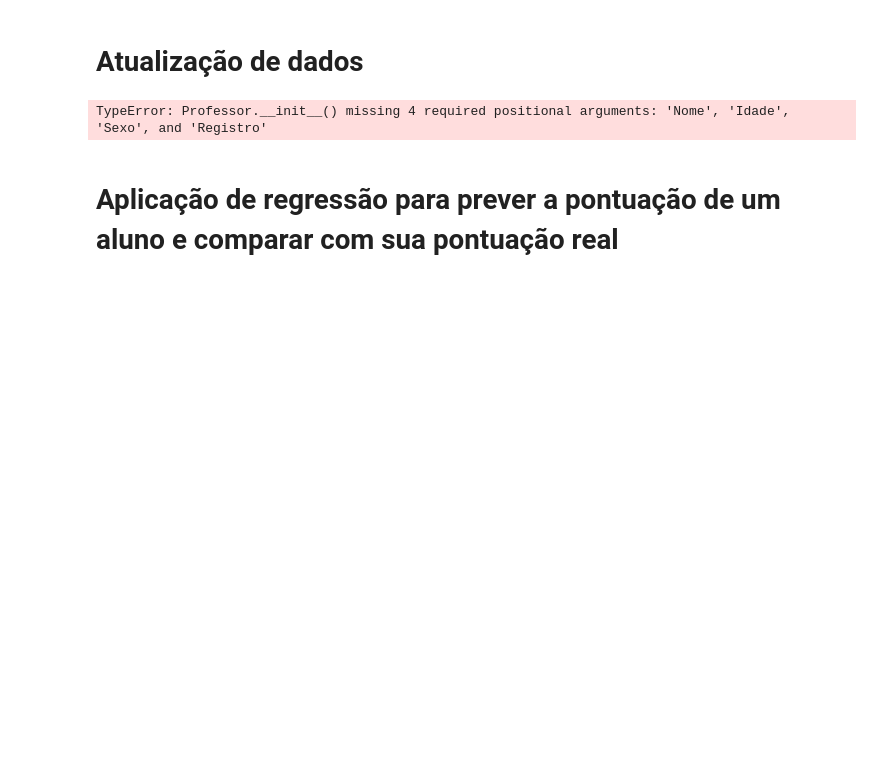
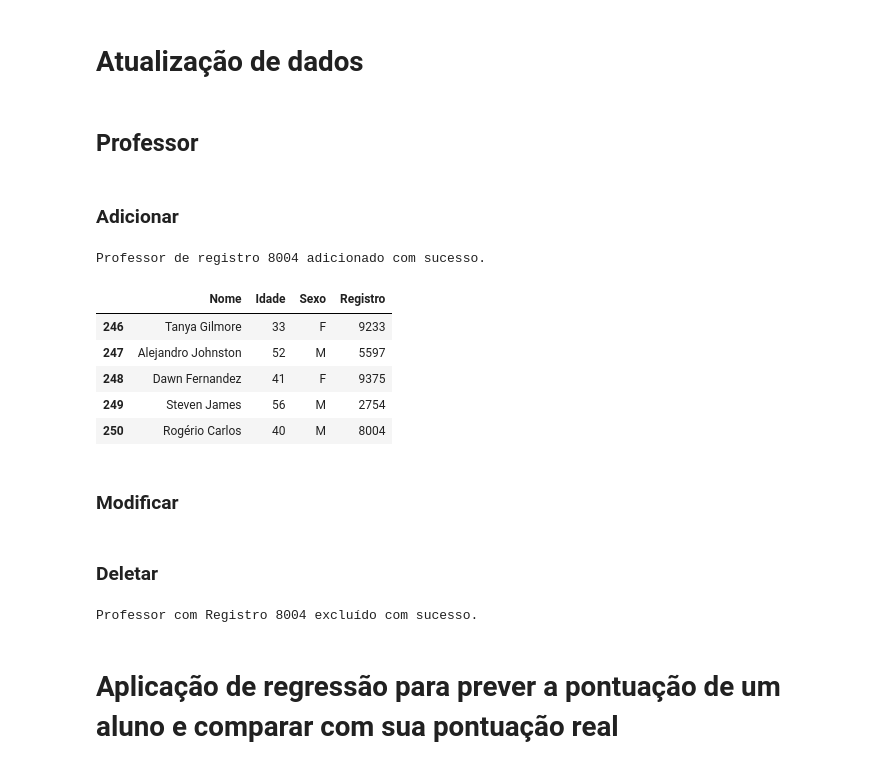
Before and after one commit to daviguerra05/Sprint03_Dynamic_Programming, a Jupyter notebook: Sprint03.ipynb, the cells around one changed output. Drawn from its saved outputs; the diff is of its cells as text; code cells hidden in the pictures; blank space fills up the shorter version.

```diff
--- a/Sprint03.ipynb
+++ b/Sprint03.ipynb
@@ -315,8 +315,21 @@ turmas.distribuicao_periodo()
 [figure]
 # %% [markdown]
 # Atualização de dados
+# %% [markdown]
+## Professor
+# %% [markdown]
+### Adicionar
 # %%
 professorNovo = Professor.Professor(Nome='Rogério Carlos',Idade=40,Sexo='M',Registro=8004)
-professores.adicionarProfessor()
+professores.adicionarProfessor(professorNovo)
+professores.df.tail()
 # %% [output]
-TypeError: Professor.__init__() missing 4 required positional arguments: 'Nome', 'Idade', 'Sexo', and 'Registro'
+Professor de registro 8004 adicionado com sucesso.
+|  | Nome | Idade | Sexo | Registro |
+| 246 | Tanya Gilmore | 33 | F | 9233 |
+| 247 | Alejandro Johnston | 52 | M | 5597 |
+| 248 | Dawn Fernandez | 41 | F | 9375 |
+| 249 | Steven James | 56 | M | 2754 |
+| 250 | Rogério Carlos | 40 | M | 8004 |
+# %% [markdown]
+### Modificar
@@ -323,2 +338,9 @@ TypeError: Professor.__init__() missing 4 required positional arguments: 'Nome',
+# %% [markdown]
+### Deletar
+# %%
+professores.deletar_professor_por_registro(registro=8004)
+professores.df.tail()
+# %% [output]
+Professor com Registro 8004 excluído com sucesso.
 # %% [markdown]
 # Aplicação de regressão para prever a pontuação de um aluno e comparar com sua pontuação real
```
Also changed, not shown: parts of 13 cells of this notebook, 2 other files.
